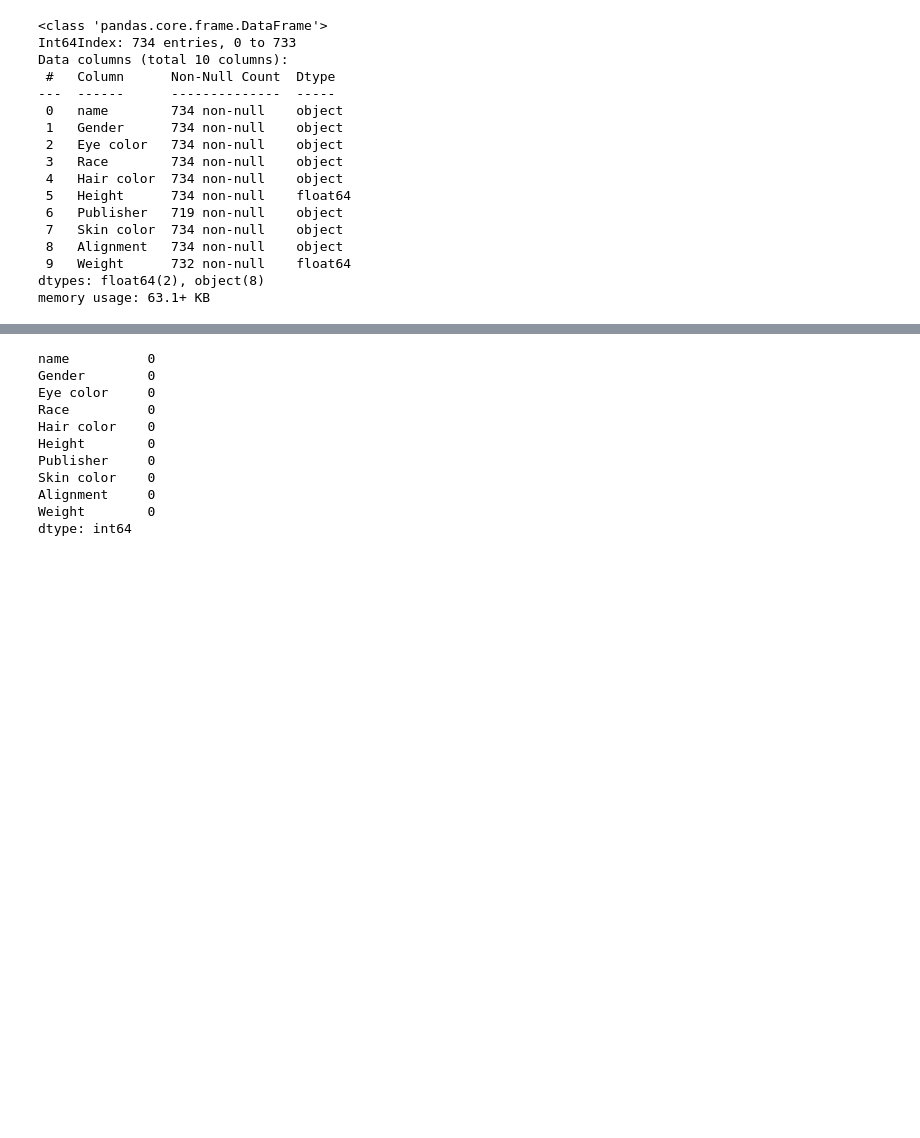
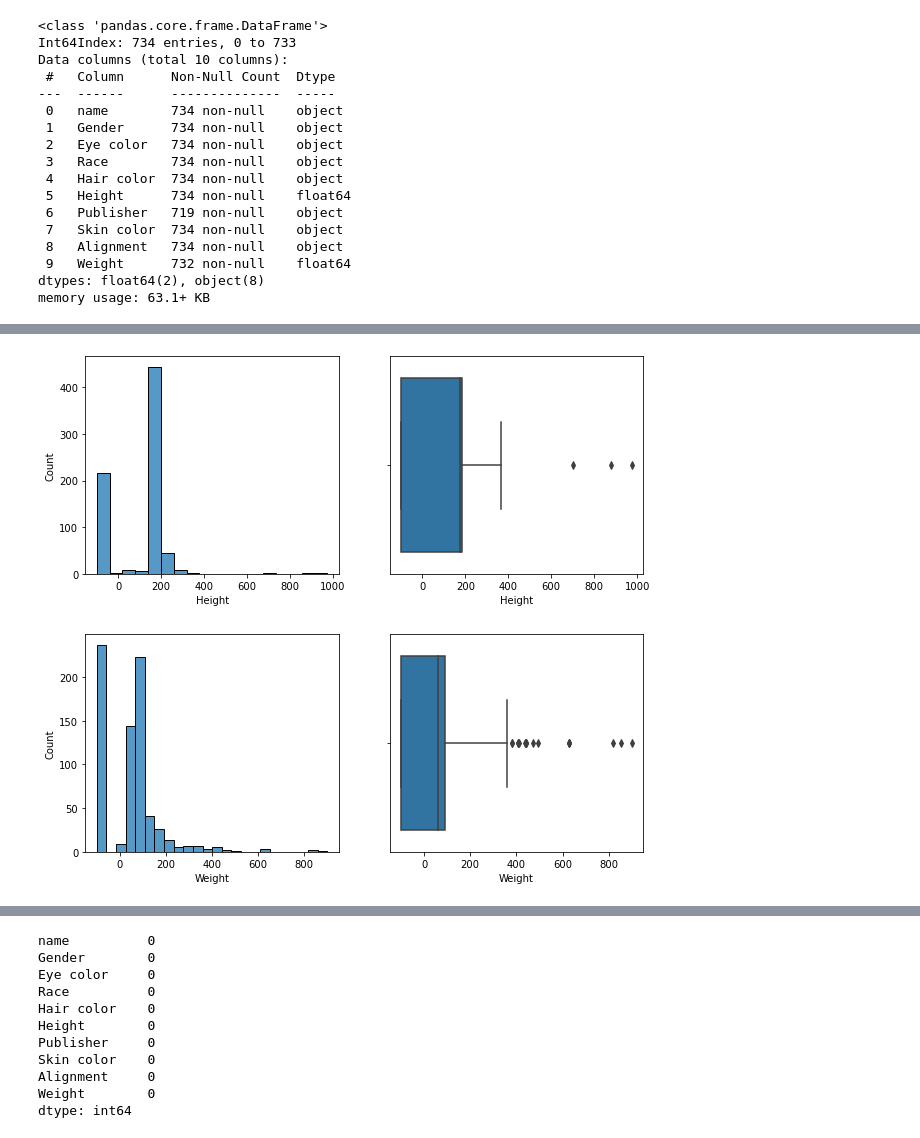
Before and after one commit to casanave/sql_heroes, a Jupyter notebook: Emine_Superhero_SQL_Project.ipynb, the cells around one changed output, grey strips where cells are left out. Drawn from its saved outputs; the diff is of its cells as text; code cells hidden in the pictures; blank space fills up the shorter version.

```diff
--- a/Emine_Superhero_SQL_Project.ipynb
+++ b/Emine_Superhero_SQL_Project.ipynb
@@ -134,3 +193,13 @@ dtype: int64
+# %%
+# Visualizing numerical column distributions and corresponding boxplots:
+numerical = hero_info.select_dtypes('number').columns
+for col in numerical:
+    fig, ax = plt.subplots(1, 2, figsize=(10,4))
+    sns.histplot(data=hero_info, x=col, ax=ax[0])
+    sns.boxplot(data=hero_info, x=col, ax=ax[1]);
+# %% [output]
+[figure, added]
+[figure, added]
 # %%
 # Filling missing publisher values with 'Unknown'
 hero_info['Publisher'].fillna(value='Unknown', inplace=True)
```
Also changed, not shown: parts of 73 cells of this notebook, 1 other file.
